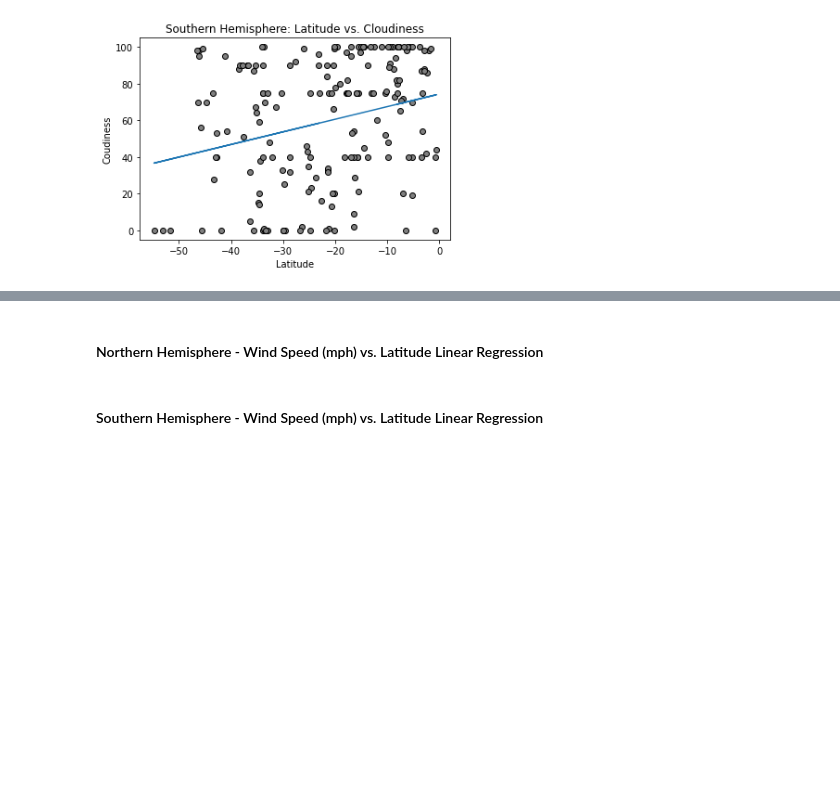
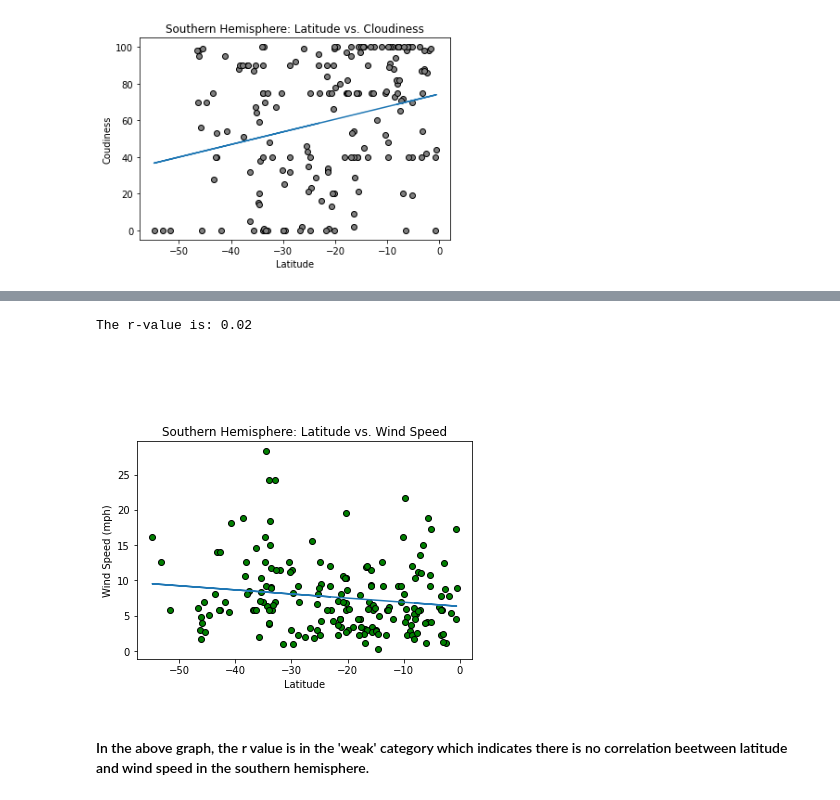
Before and after one commit to JGarvert/python-api-challenge, a Jupyter notebook: WeatherPy/WeatherPy.ipynb, the cells around one changed output, grey strips where cells are left out. Cells and saved outputs as stored; diff of their text form; code cells hidden in the pictures; blank space fills up the shorter version.

```diff
--- a/WeatherPy/WeatherPy.ipynb
+++ b/WeatherPy/WeatherPy.ipynb
@@ -458,2 +480,0 @@ The r-value is: 0.07
-# %% [markdown]
-####  Northern Hemisphere - Wind Speed (mph) vs. Latitude Linear Regression
@@ -462,2 +480,0 @@ The r-value is: 0.07
-# %% [markdown]
-####  Southern Hemisphere - Wind Speed (mph) vs. Latitude Linear Regression
@@ -465,0 +481,19 @@ The r-value is: 0.07
+# %%
+south_wind_df = city_df.loc[city_df['Lat']<0]
+plt.scatter(south_wind_df['Lat'],south_wind_df['Wind Speed'], c = 'green', edgecolor = 'k')
+plt.xlabel('Latitude')
+plt.ylabel('Wind Speed (mph)')
+plt.title(f'Southern Hemisphere: Latitude vs. Wind Speed')
+
+# Regression Analysis
+(slope, intercept, rvalue, pvalue, stderr) = linregress(south_wind_df['Lat'],south_wind_df['Wind Speed'])
+regress_values = south_wind_df['Lat'] * slope + intercept
+line_eq = "y = " + str(round(slope,2)) + "x + " + str(round(intercept,2))
+plt.plot(south_wind_df['Lat'],regress_values)
+plt.annotate(line_eq,(5,40),fontsize=12,color="black")
+print(f"The r-value is: {round(rvalue**2,2)}")
+# %% [output]
+The r-value is: 0.02
+[figure, added]
+# %% [markdown]
+#### In the above graph, the r value is in the 'weak' category which indicates there is no correlation beetween latitude and wind speed in the southern hemisphere.
```
Also changed, not shown: parts of 21 cells of this notebook.
